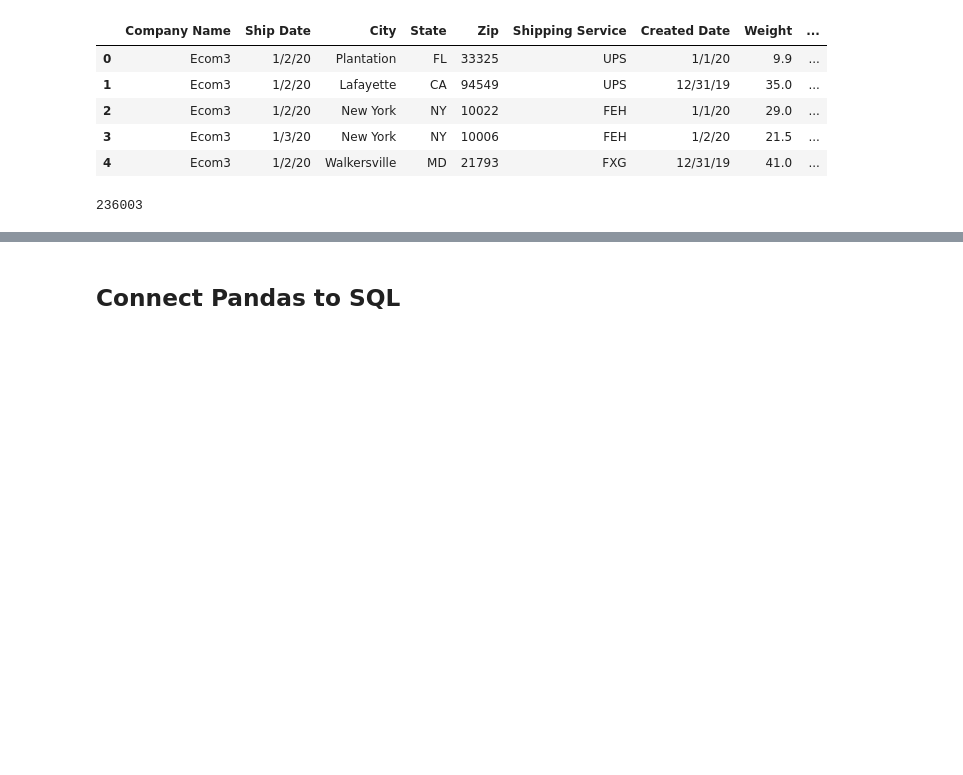
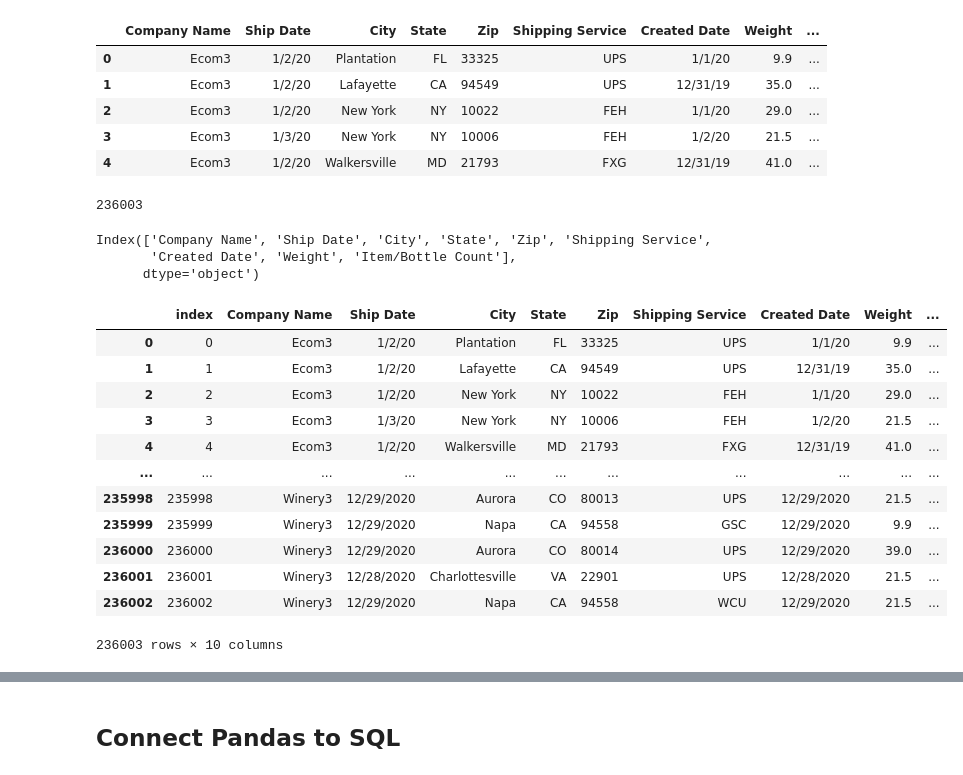
Before and after one commit to Sgant1/Winedemic, a Jupyter notebook: data_frame/Join_2020_and_Connect_SQL.ipynb, the cells around one changed output, grey strips where cells are left out. Drawn from its saved outputs; the diff is of its cells as text; code cells hidden in the pictures; blank space fills up the shorter version.

Commit message:
state_research SQL connection complete

```diff
--- a/data_frame/Join_2020_and_Connect_SQL.ipynb
+++ b/data_frame/Join_2020_and_Connect_SQL.ipynb
@@ -210,3 +210,27 @@ complete_2020_df.head()
 complete_2020_df.shape[0]
 # %% [output]
 236003
+# %%
+complete_2020_df.columns
+# %% [output]
+Index(['Company Name', 'Ship Date', 'City', 'State', 'Zip', 'Shipping Service',
+       'Created Date', 'Weight', 'Item/Bottle Count'],
+      dtype='object')
+# %%
+complete_2020_df.reset_index(inplace=True)
+#complete_2020_df.set_index('index', drop=False, inplace=True)
+complete_2020_df
+# %% [output]
+|  | index | Company Name | Ship Date | City | State | Zip | Shipping Service | Created Date | Weight | ... |
+| 0 | 0 | Ecom3 | 1/2/20 | Plantation | FL | 33325 | UPS | 1/1/20 | 9.9 | ... |
+| 1 | 1 | Ecom3 | 1/2/20 | Lafayette | CA | 94549 | UPS | 12/31/19 | 35.0 | ... |
+| 2 | 2 | Ecom3 | 1/2/20 | New York | NY | 10022 | FEH | 1/1/20 | 29.0 | ... |
+| 3 | 3 | Ecom3 | 1/3/20 | New York | NY | 10006 | FEH | 1/2/20 | 21.5 | ... |
+| 4 | 4 | Ecom3 | 1/2/20 | Walkersville | MD | 21793 | FXG | 12/31/19 | 41.0 | ... |
+| ... | ... | ... | ... | ... | ... | ... | ... | ... | ... | ... |
+| 235998 | 235998 | Winery3 | 12/29/2020 | Aurora | CO | 80013 | UPS | 12/29/2020 | 21.5 | ... |
+| 235999 | 235999 | Winery3 | 12/29/2020 | Napa | CA | 94558 | GSC | 12/29/2020 | 9.9 | ... |
+| 236000 | 236000 | Winery3 | 12/29/2020 | Aurora | CO | 80014 | UPS | 12/29/2020 | 39.0 | ... |
+| 236001 | 236001 | Winery3 | 12/28/2020 | Charlottesville | VA | 22901 | UPS | 12/28/2020 | 21.5 | ... |
+| 236002 | 236002 | Winery3 | 12/29/2020 | Napa | CA | 94558 | WCU | 12/29/2020 | 21.5 | ... |
+236003 rows × 10 columns
```
Also changed, not shown: parts of 6 cells of this notebook.
